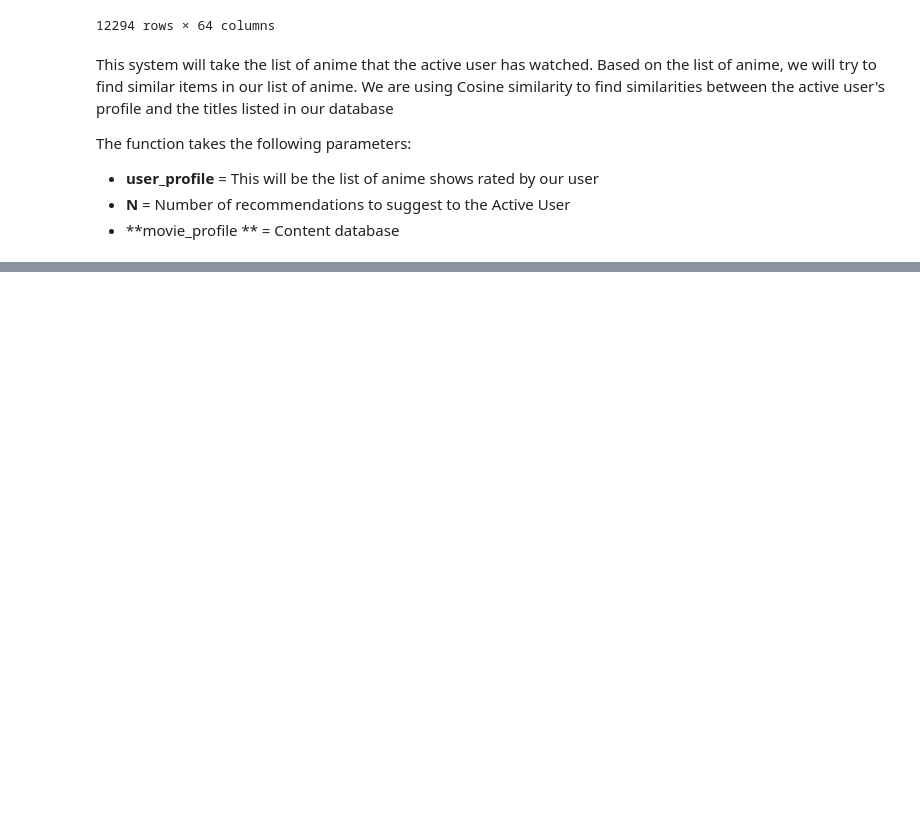
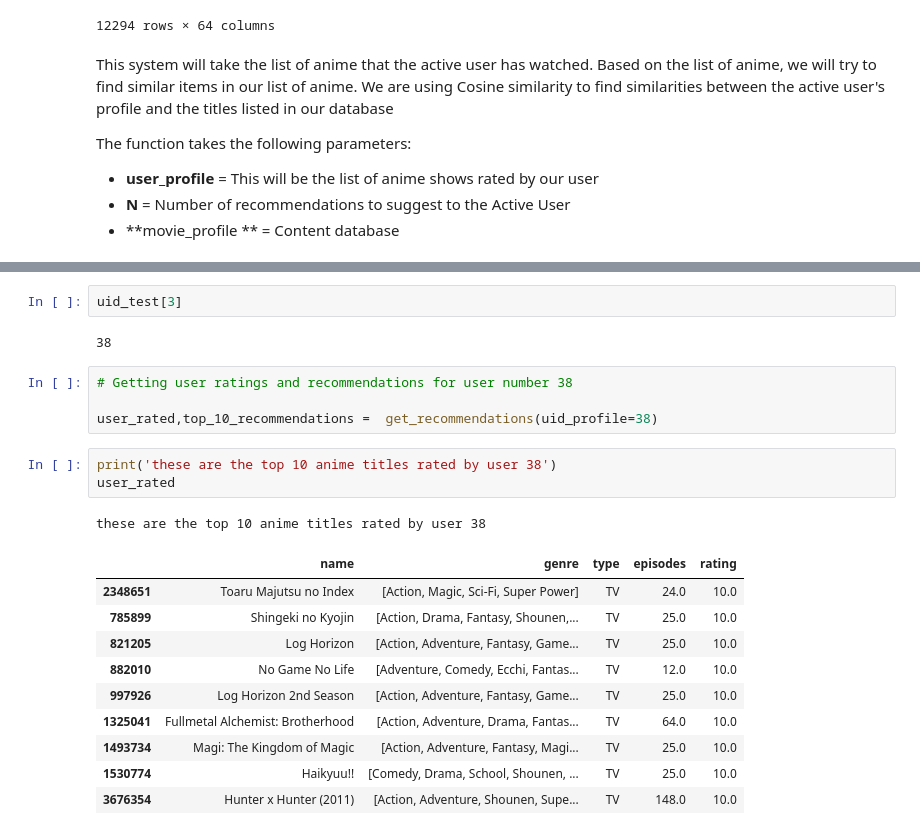
Before and after one commit to sudeep2711/Anime-Recommendation-System, a Jupyter notebook: Anime Recommender system.ipynb, the cells around one changed output, grey strips where cells are left out. Cells and saved outputs as stored; diff of their text form; blank space fills up the shorter version.

```diff
--- a/Anime Recommender system.ipynb
+++ b/Anime Recommender system.ipynb
@@ -531,0 +740,23 @@ Factors like: Genre, type of Anime and Number of episodes are the factors that t
+# %%
+uid_test[3]
+# %% [output]
+38
+# %%
+# Getting user ratings and recommendations for user number 38
+
+user_rated,top_10_recommendations =  get_recommendations(uid_profile=38)
+# %%
+print('these are the top 10 anime titles rated by user 38')
+user_rated
+# %% [output]
+these are the top 10 anime titles rated by user 38
+|  | name | genre | type | episodes | rating |
+| 2348651 | Toaru Majutsu no Index | [Action, Magic, Sci-Fi, Super Power] | TV | 24.0 | 10.0 |
+| 785899 | Shingeki no Kyojin | [Action, Drama, Fantasy, Shounen,... | TV | 25.0 | 10.0 |
+| 821205 | Log Horizon | [Action, Adventure, Fantasy, Game... | TV | 25.0 | 10.0 |
+| 882010 | No Game No Life | [Adventure, Comedy, Ecchi, Fantas... | TV | 12.0 | 10.0 |
+| 997926 | Log Horizon 2nd Season | [Action, Adventure, Fantasy, Game... | TV | 25.0 | 10.0 |
+| 1325041 | Fullmetal Alchemist: Brotherhood | [Action, Adventure, Drama, Fantas... | TV | 64.0 | 10.0 |
+| 1493734 | Magi: The Kingdom of Magic | [Action, Adventure, Fantasy, Magi... | TV | 25.0 | 10.0 |
+| 1530774 | Haikyuu!! | [Comedy, Drama, School, Shounen, ... | TV | 25.0 | 10.0 |
+| 3676354 | Hunter x Hunter (2011) | [Action, Adventure, Shounen, Supe... | TV | 148.0 | 10.0 |
```
Also changed, not shown: parts of 20 cells of this notebook.
